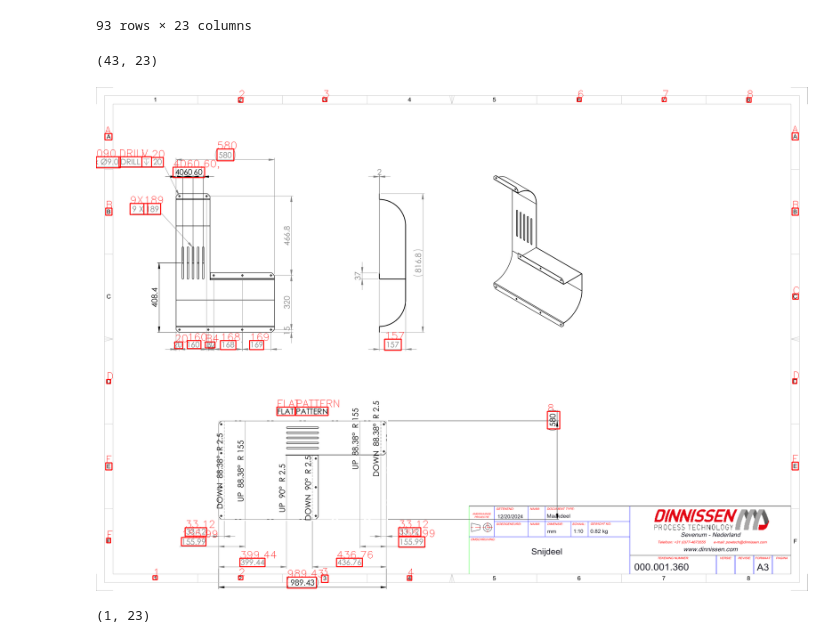
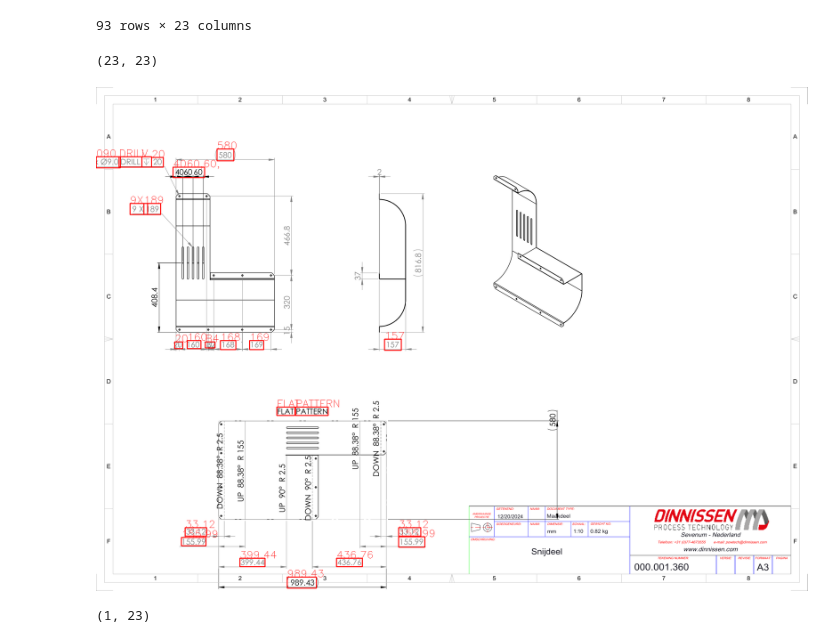
Before and after one commit to sadidul012/mechanical-drawing-scoring, a Jupyter notebook: notebooks/intersection-with-border/text-intersection-border-analysis.ipynb, the cells around one changed output. Cells and saved outputs as stored; diff of their text form; code cells hidden in the pictures.

Commit message:
Fixed border index titles intersection

```diff
--- a/notebooks/intersection-with-border/text-intersection-border-analysis.ipynb
+++ b/notebooks/intersection-with-border/text-intersection-border-analysis.ipynb
@@ -61,7 +61,7 @@ Image.fromarray(img_comp)
 # %% [output]
 [figure]
 # %%
-intersected_extended_lines, boundary_lines, boundary_title_block_lines = detect_intersection_with_borders(img.copy(), boundary, title_boundary, True)
+intersected_extended_lines, boundary_lines, boundary_title_block_lines, _ = detect_intersection_with_borders(img.copy(), boundary, title_boundary, True)
 # %%
 words
 # %% [output]
@@ -82,21 +82,25 @@ words
 # %%
 img_comp = img.copy()
 words_copy = words.copy()
 
 words_copy = words_copy.loc[
-    (words.x1 < boundary_title_block_lines[1][0])  # left
-    | (words.y1 < boundary_title_block_lines[0][1])  # left
+    ~words.value.isin(x_index_titles) &
+    ~words.value.isin(y_index_titles) &
+    (
+        (words.x1 < boundary_title_block_lines[1][0])  # left
+        | (words.y1 < boundary_title_block_lines[0][1])  # left
+    )
 ]
 print(words_copy.shape)
 for idx, row in words_copy.iterrows():
     bx1, by1, bx2, by2 = row[["x1", "y1", "x2", "y2"]].astype(int)
     cv2.rectangle(img_comp, (bx1, by1), (bx2, by2), (255, 0, 0), 2)
     cv2.putText(img_comp, f"{row['value']}", (bx1, by1), font, fontScale, color)
 
 Image.fromarray(img_comp)
 # %% [output]
-(43, 23)
+(23, 23)
-[figure, old version]
+[figure, new version]
 # %%
 img_comp = img.copy()
 words_copy = words_copy.copy()
```
Also changed, not shown: 1 other file.
